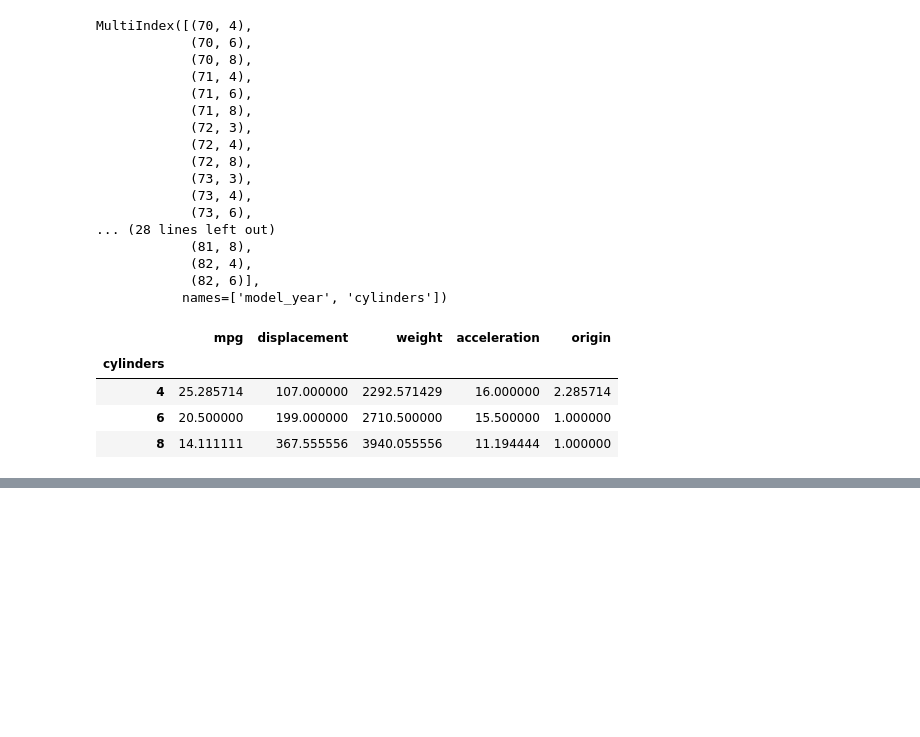
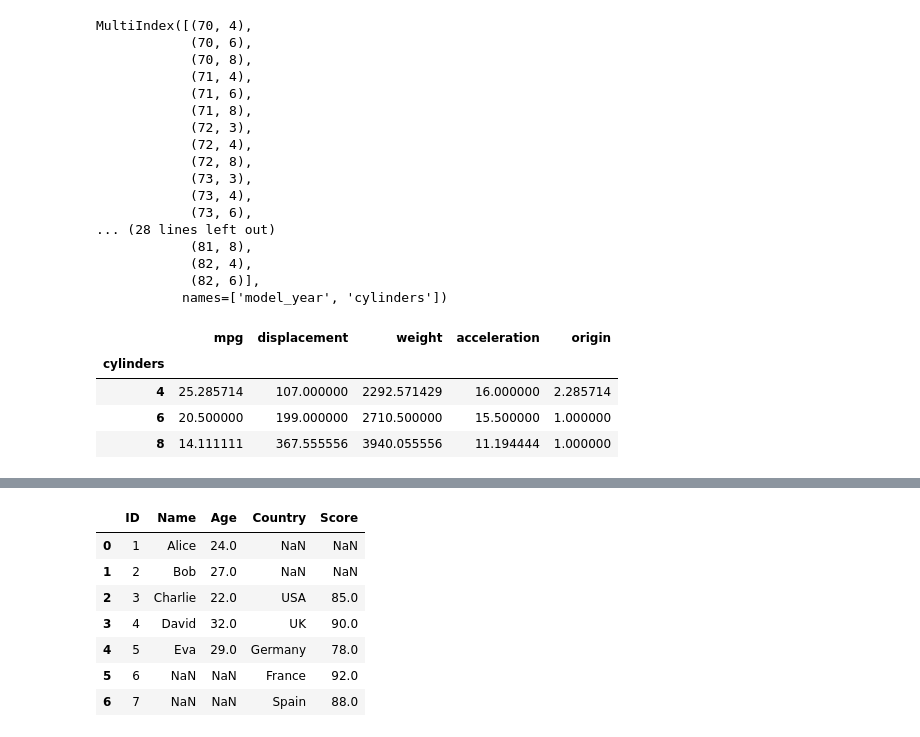
Before and after one commit to elmarhuseynv/Machine-Learning-Masterclass, a Jupyter notebook: 02 Pandas/2 pandas.ipynb, the cells around one changed output, grey strips where cells are left out. Cells and saved outputs as stored; diff of their text form; code cells hidden in the pictures; blank space fills up the shorter version.

```diff
--- a/02 Pandas/2 pandas.ipynb
+++ b/02 Pandas/2 pandas.ipynb
@@ -828,0 +863,15 @@ year_cyl.loc[70]
+# %%
+data1 = {
+    'ID': [1, 2, 3, 4, 5],
+    'Name': ['Alice', 'Bob', 'Charlie', 'David', 'Eva'],
+    'Age': [24, 27, 22, 32, 29]
+}
+
+df1 = pd.DataFrame(data1)
+# %%
+data2 = {
+    'ID': [3, 4, 5, 6, 7],
+    'Country': ['USA', 'UK', 'Germany', 'France', 'Spain'],
+    'Score': [85, 90, 78, 92, 88]
+}
+df2 = pd.DataFrame(data2)
@@ -828,0 +923,11 @@ year_cyl.loc[70]
+# %%
+pd.merge(df1, df2, how='outer', on='ID')
+# %% [output]
+|  | ID | Name | Age | Country | Score |
+| 0 | 1 | Alice | 24.0 | NaN | NaN |
+| 1 | 2 | Bob | 27.0 | NaN | NaN |
+| 2 | 3 | Charlie | 22.0 | USA | 85.0 |
+| 3 | 4 | David | 32.0 | UK | 90.0 |
+| 4 | 5 | Eva | 29.0 | Germany | 78.0 |
+| 5 | 6 | NaN | NaN | France | 92.0 |
+| 6 | 7 | NaN | NaN | Spain | 88.0 |
```
Also changed, not shown: parts of 25 cells of this notebook.
